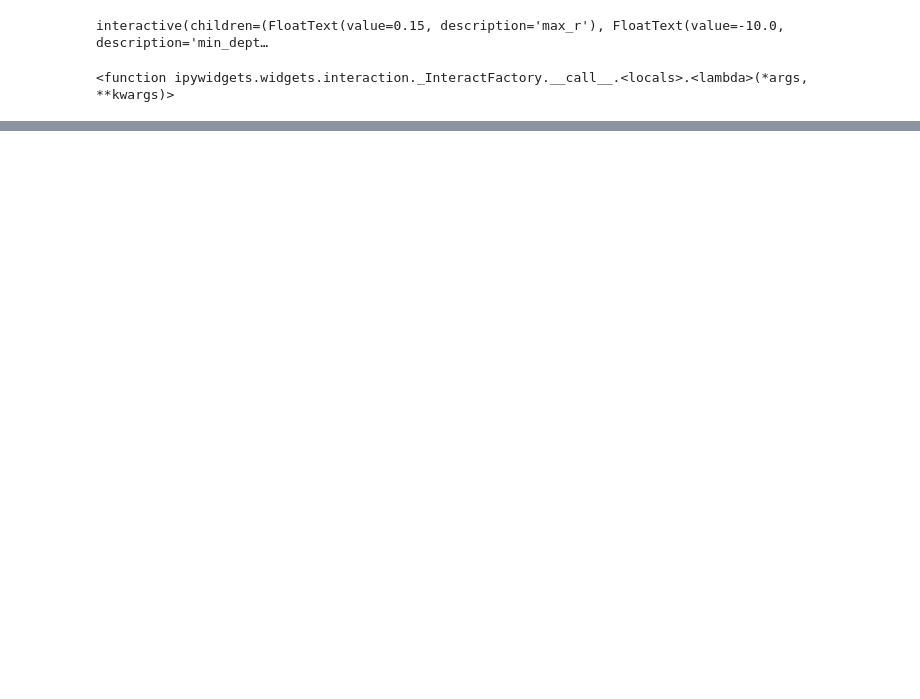
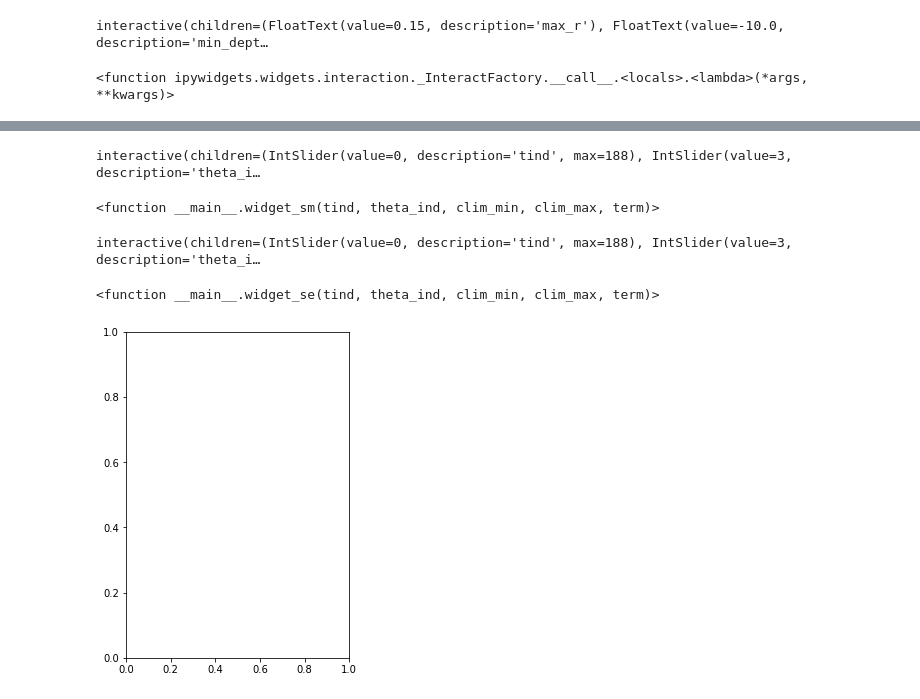
Before and after one commit to lheagy/heagy-2019-casing-ml, a Jupyter notebook: notebooks/TDEM_current_plots.ipynb, the cells around one changed output, grey strips where cells are left out. Drawn from its saved outputs; the diff is of its cells as text; code cells hidden in the pictures; blank space fills up the shorter version.

```diff
--- a/notebooks/TDEM_current_plots.ipynb
+++ b/notebooks/TDEM_current_plots.ipynb
@@ -446,0 +446,7 @@ electric_source_term =
+# %%
+def theta_index_mirror(theta_ind):
+    return (
+        theta_ind+int(mesh.vnC[1]/2)
+        if theta_ind < int(mesh.vnC[1]/2)
+        else theta_ind-int(mesh.vnC[1]/2)
+    )
@@ -446,0 +516,10 @@ electric_source_term =
+# %%
+def compute_se_error(src, tind, key="approx_casing", primary_key="casing", separate=False):
+    h_diff = fields_dict[key][src, 'h', tind] - fields_dict[primary_key][src, 'h', tind]
+    j_diff =  fields_dict[key][src, 'j', tind] - fields_dict[primary_key][src, 'j', tind]
+
+    C = mesh.edgeCurl
+
+    if separate is True:
+        return (C * h_diff, -j_diff)
+    return C * h_diff -j_diff
@@ -446,0 +565,19 @@ electric_source_term =
+# %%
+def widget_sm(tind, theta_ind, clim_min, clim_max, term):
+    fig, ax = plt.subplots(1, 1, figsize=(4, 6))
+    plot_sm_error(
+        survey.srcList[0], tind=tind, theta_ind=theta_ind, ax=ax, xlim=0.15*np.r_[-1, 1], zlim=[-1.1*model_dict["casing"].casing_l, 10],
+        clim=np.r_[clim_min, clim_max], term=term,
+    )
+
+ipywidgets.interact(
+    widget_sm,
+    tind = ipywidgets.IntSlider(min=0, max=sim.nT+1, value=0),
+    theta_ind = ipywidgets.IntSlider(min=0, max=len(mesh.hy), value=3),
+    clim_min = ipywidgets.FloatText(value=1e-6),
+    clim_max = ipywidgets.FloatText(value=1e-4),
+    term = ipywidgets.ToggleButtons(options=[0, 1, 2], value=2)
+)
+# %% [output]
+interactive(children=(IntSlider(value=0, description='tind', max=188), IntSlider(value=3, description='theta_i…
+<function __main__.widget_sm(tind, theta_ind, clim_min, clim_max, term)>
@@ -446,0 +624,20 @@ electric_source_term =
+# %%
+def widget_se(tind, theta_ind, clim_min, clim_max, term):
+    fig, ax = plt.subplots(1, 1, figsize=(4, 6))
+    plot_se_error(
+        survey.srcList[0], tind=tind, theta_ind=theta_ind, ax=ax, xlim=0.15*np.r_[-1, 1], zlim=[-1.1*model_dict["casing"].casing_l, 10],
+        clim=np.r_[clim_min, clim_max], term=term,
+    )
+
+ipywidgets.interact(
+    widget_se,
+    tind = ipywidgets.IntSlider(min=0, max=sim.nT+1, value=0),
+    theta_ind = ipywidgets.IntSlider(min=0, max=len(mesh.hy), value=3),
+    clim_min = ipywidgets.FloatText(value=1e-6),
+    clim_max = ipywidgets.FloatText(value=1e-4),
+    term = ipywidgets.ToggleButtons(options=[0, 1, 2], value=2)
+)
+# %% [output]
+interactive(children=(IntSlider(value=0, description='tind', max=188), IntSlider(value=3, description='theta_i…
+<function __main__.widget_se(tind, theta_ind, clim_min, clim_max, term)>
+[figure, added]
```
Also changed, not shown: parts of 13 cells of this notebook, 1 other file.
